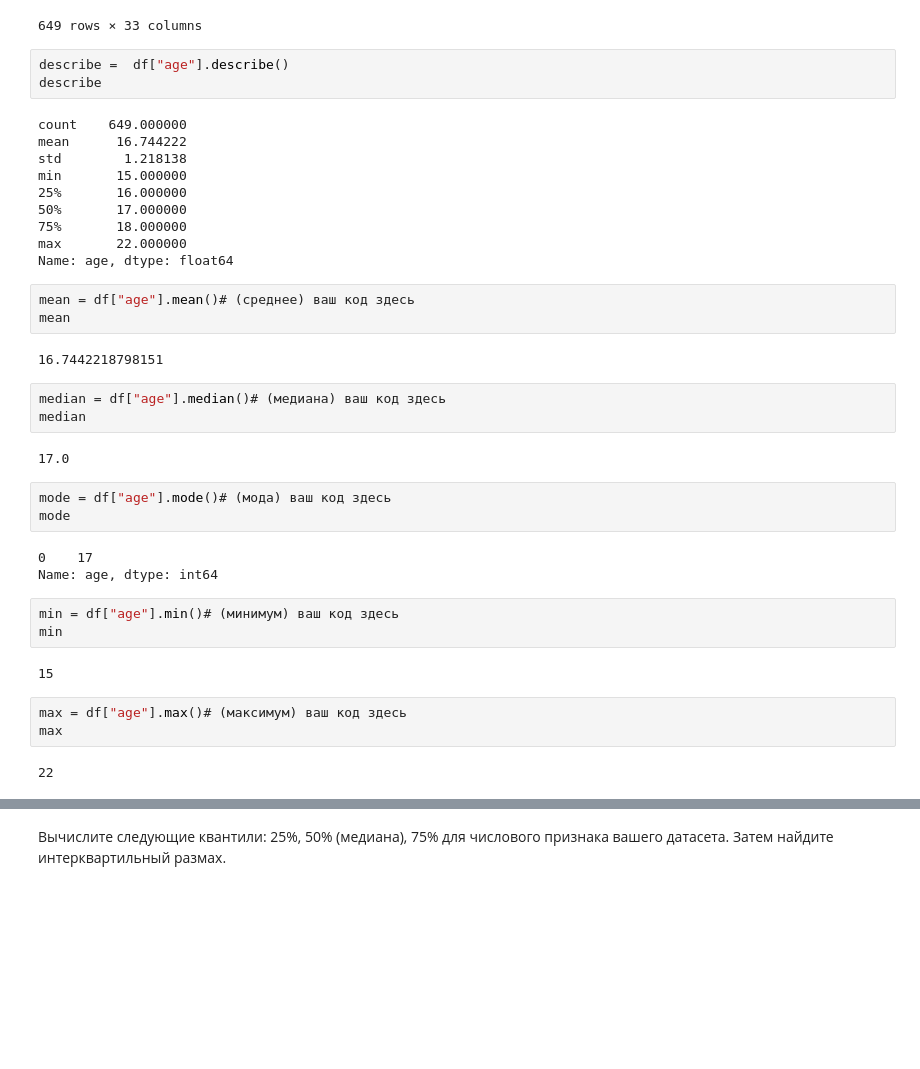
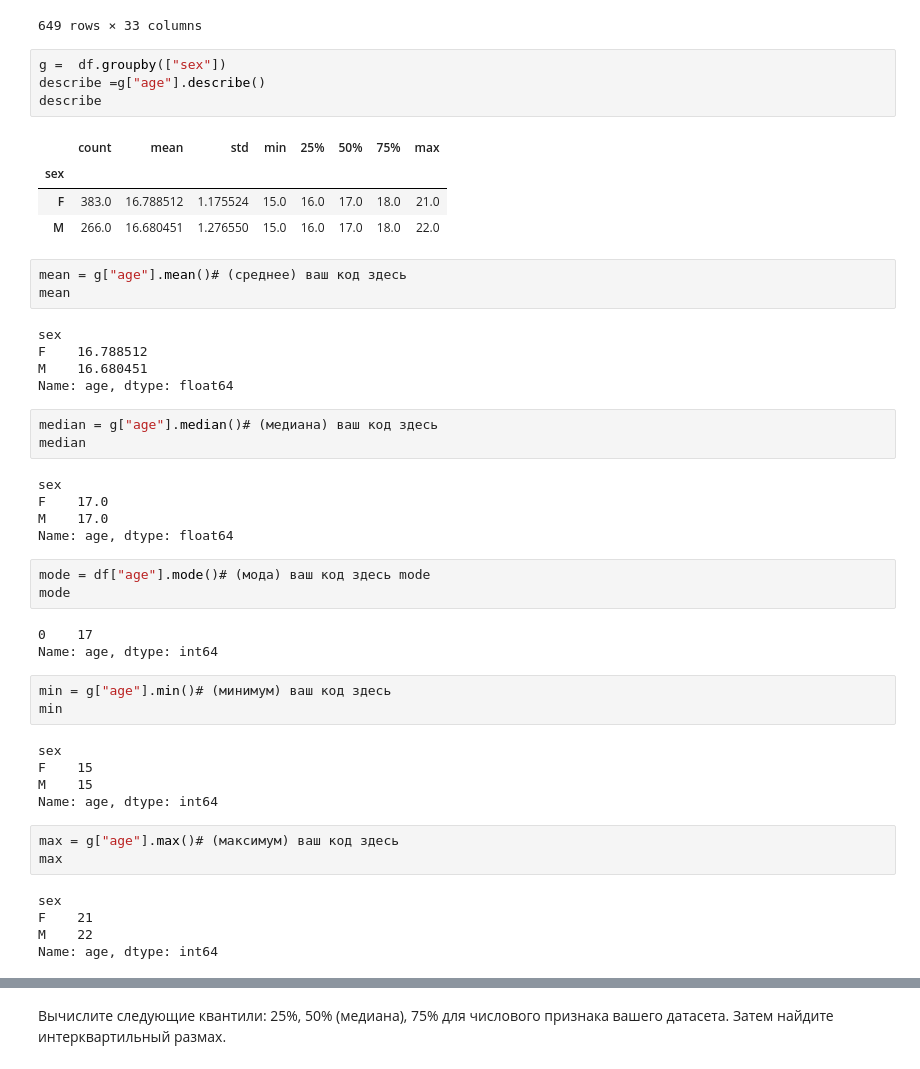
Before and after one commit to linalex13666/Labs, a Jupyter notebook: lab2/Задание_2.ipynb, the cells around one changed output, grey strips where cells are left out. Saved outputs shown, nothing was run; the diff lists cells and outputs as text; blank space fills up the shorter version.

```diff
--- a/lab2/Задание_2.ipynb
+++ b/lab2/Задание_2.ipynb
@@ -61,42 +61,50 @@ df
 | 648 | MS | M | 18 | R | LE3 | T | 3 | 2 | services | other | ... | ... |
 649 rows × 33 columns
 # %%
-describe =  df["age"].describe()
+g =  df.groupby(["sex"])
+describe =g["age"].describe()
 describe
 # %% [output]
-count    649.000000
-mean      16.744222
-std        1.218138
-min       15.000000
-25%       16.000000
-50%       17.000000
-75%       18.000000
-max       22.000000
-Name: age, dtype: float64
+|  | count | mean | std | min | 25% | 50% | 75% | max |
+| sex |  |  |  |  |  |  |  |  |
+| F | 383.0 | 16.788512 | 1.175524 | 15.0 | 16.0 | 17.0 | 18.0 | 21.0 |
+| M | 266.0 | 16.680451 | 1.276550 | 15.0 | 16.0 | 17.0 | 18.0 | 22.0 |
 # %%
-mean = df["age"].mean()# (среднее) ваш код здесь
+mean = g["age"].mean()# (среднее) ваш код здесь
 mean
 # %% [output]
-16.7442218798151
+sex
+F    16.788512
+M    16.680451
+Name: age, dtype: float64
 # %%
-median = df["age"].median()# (медиана) ваш код здесь
+median = g["age"].median()# (медиана) ваш код здесь
 median
 # %% [output]
-17.0
+sex
+F    17.0
+M    17.0
+Name: age, dtype: float64
 # %%
-mode = df["age"].mode()# (мода) ваш код здесь
+mode = df["age"].mode()# (мода) ваш код здесь mode
 mode
 # %% [output]
 0    17
 Name: age, dtype: int64
 # %%
-min = df["age"].min()# (минимум) ваш код здесь
+min = g["age"].min()# (минимум) ваш код здесь
 min
 # %% [output]
-15
+sex
+F    15
+M    15
+Name: age, dtype: int64
 # %%
-max = df["age"].max()# (максимум) ваш код здесь
+max = g["age"].max()# (максимум) ваш код здесь
 max
 # %% [output]
-22
+sex
+F    21
+M    22
+Name: age, dtype: int64
 # %%
```
Also changed, not shown: parts of 4 cells of this notebook.
